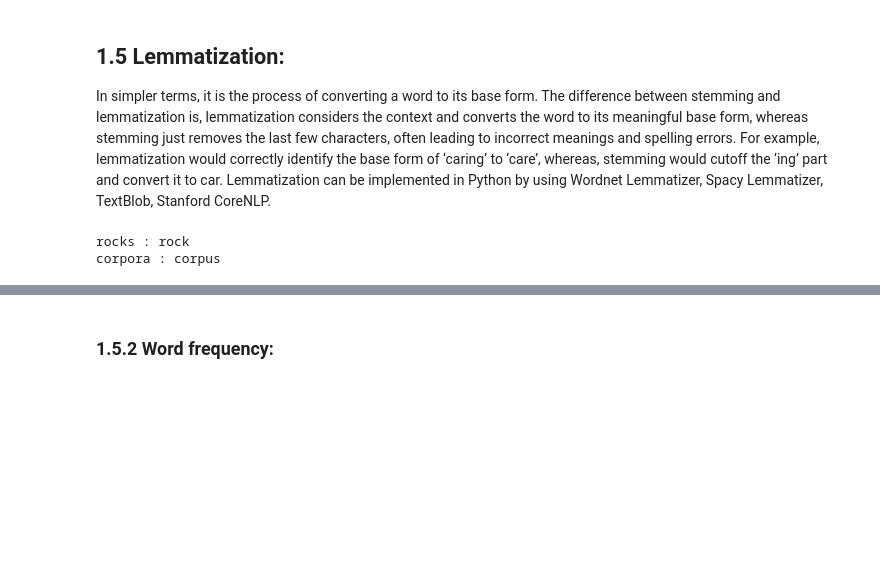
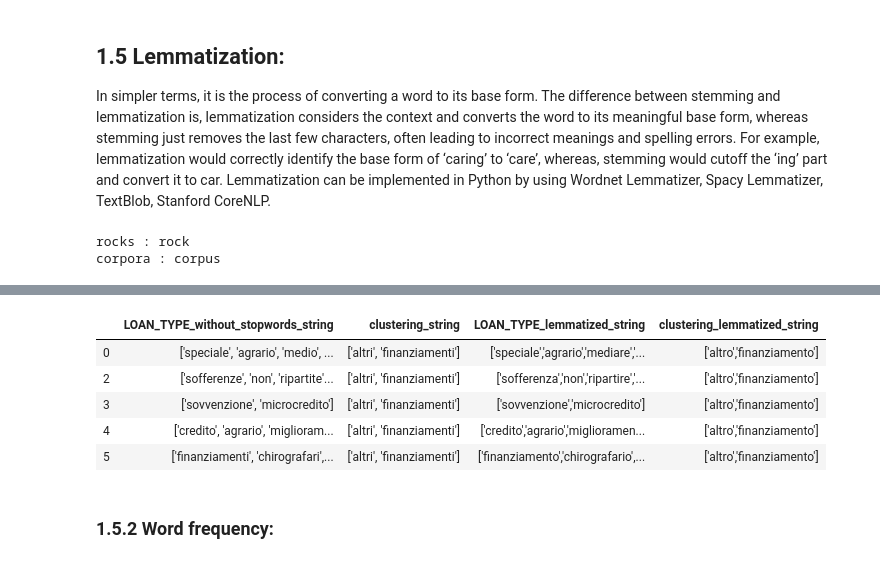
Before and after one commit to elenabolgiani/Python-projects, a Jupyter notebook: Tesi.ipynb, the cells around one changed output, grey strips where cells are left out. Drawn from its saved outputs; the diff is of its cells as text; code cells hidden in the pictures; blank space fills up the shorter version.

```diff
--- a/Tesi.ipynb
+++ b/Tesi.ipynb
@@ -839,3 +866,12 @@ df[['LOAN_TYPE_without_stopwords_string','clustering_string','LOAN_TYPE_lemmatiz
+# %%
+df[['LOAN_TYPE_without_stopwords_string','clustering_string','LOAN_TYPE_lemmatized_string','clustering_lemmatized_string']].head(5)
+# %% [output]
+|  | LOAN_TYPE_without_stopwords_string | clustering_string | LOAN_TYPE_lemmatized_string | clustering_lemmatized_string |
+| 0 | ['speciale', 'agrario', 'medio', ... | ['altri', 'finanziamenti'] | ['speciale','agrario','mediare','... | ['altro','finanziamento'] |
+| 2 | ['sofferenze', 'non', 'ripartite'... | ['altri', 'finanziamenti'] | ['sofferenza','non','ripartire','... | ['altro','finanziamento'] |
+| 3 | ['sovvenzione', 'microcredito'] | ['altri', 'finanziamenti'] | ['sovvenzione','microcredito'] | ['altro','finanziamento'] |
+| 4 | ['credito', 'agrario', 'miglioram... | ['altri', 'finanziamenti'] | ['credito','agrario','miglioramen... | ['altro','finanziamento'] |
+| 5 | ['finanziamenti', 'chirografari',... | ['altri', 'finanziamenti'] | ['finanziamento','chirografario',... | ['altro','finanziamento'] |
 # %% [markdown]
 ### 1.5.2 Word frequency:
 # %%
```
Also changed, not shown: parts of 29 cells of this notebook.
